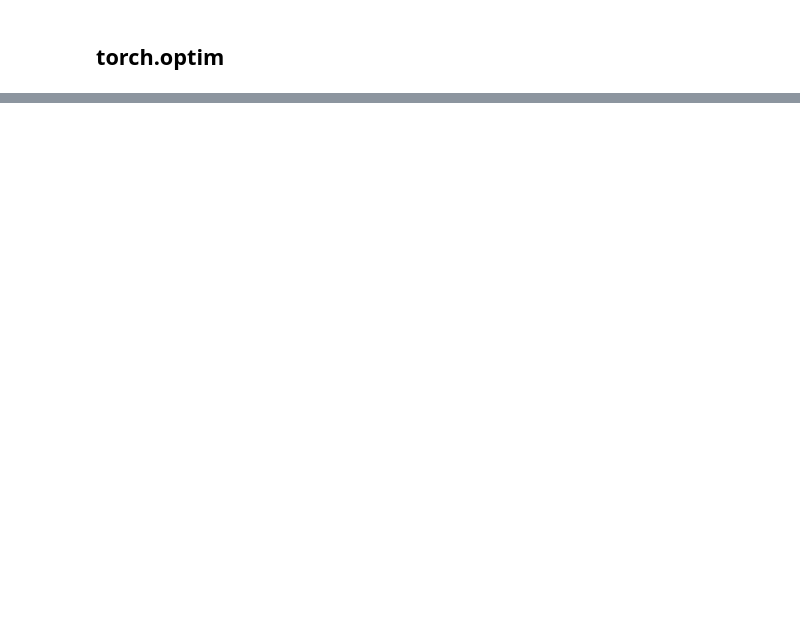
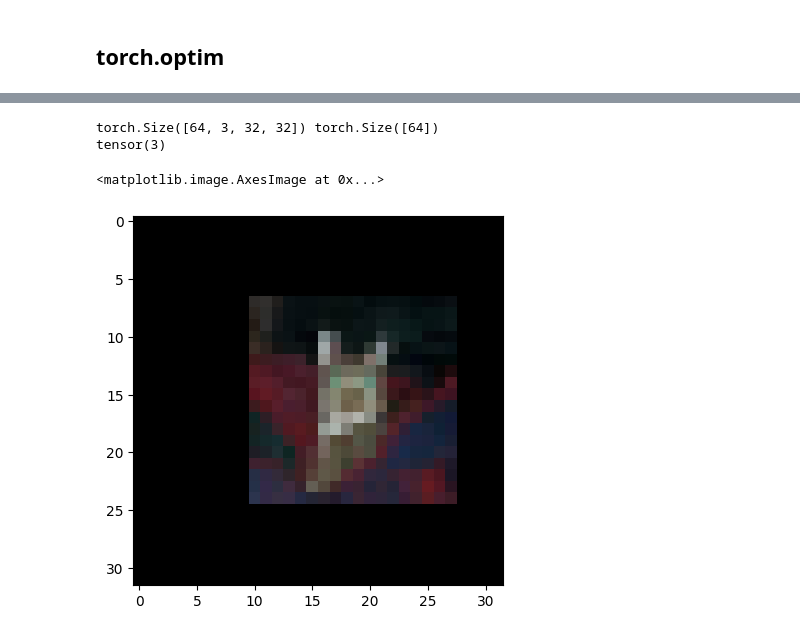
Before and after one commit to iontail/dive_torch, a Jupyter notebook: dive_into_pytorch.ipynb, the cells around one changed output, grey strips where cells are left out. Saved outputs shown, nothing was run; the diff lists cells and outputs as text; code cells hidden in the pictures; blank space fills up the shorter version.

```diff
--- a/dive_into_pytorch.ipynb
+++ b/dive_into_pytorch.ipynb
@@ -6,0 +250,19 @@
+# %%
+class ModuleA(nn.Module):
+    def __init__(self):
+        super().__init__()
+        self.linear1 = nn.Linear(3, 4)
+
+    def forward(self, x):
+        return self.linear1(x)
+
+
+
+
+x = torch.rand(2, 10, 3)
+module_a = ModuleA()
+print(module_a(x).shape)
+
+module_a.add_module('linear2', nn.Linear(4, 5))
+print(module_a)
+print(module_a(x).shape)
@@ -16,0 +517,15 @@
+# %%
+from torch.utils.data._utils.collate import default_collate
+
+train_dl = DataLoader(train_ds, batch_size=64, shuffle=True, collate_fn=default_collate)
+
+batch = next(iter(train_dl))
+x_batch, y_batch = batch[0], batch[1] # 인덱스로 접근 (list여서)
+print(x_batch.shape, y_batch.shape)
+print(y_batch[0])
+plt.imshow(x_batch[0].permute(1,2,0))
+# %% [output]
+torch.Size([64, 3, 32, 32]) torch.Size([64])
+tensor(3)
+<matplotlib.image.AxesImage at 0x...>
+[figure, added]
```
Also changed, not shown: parts of 29 cells of this notebook.
